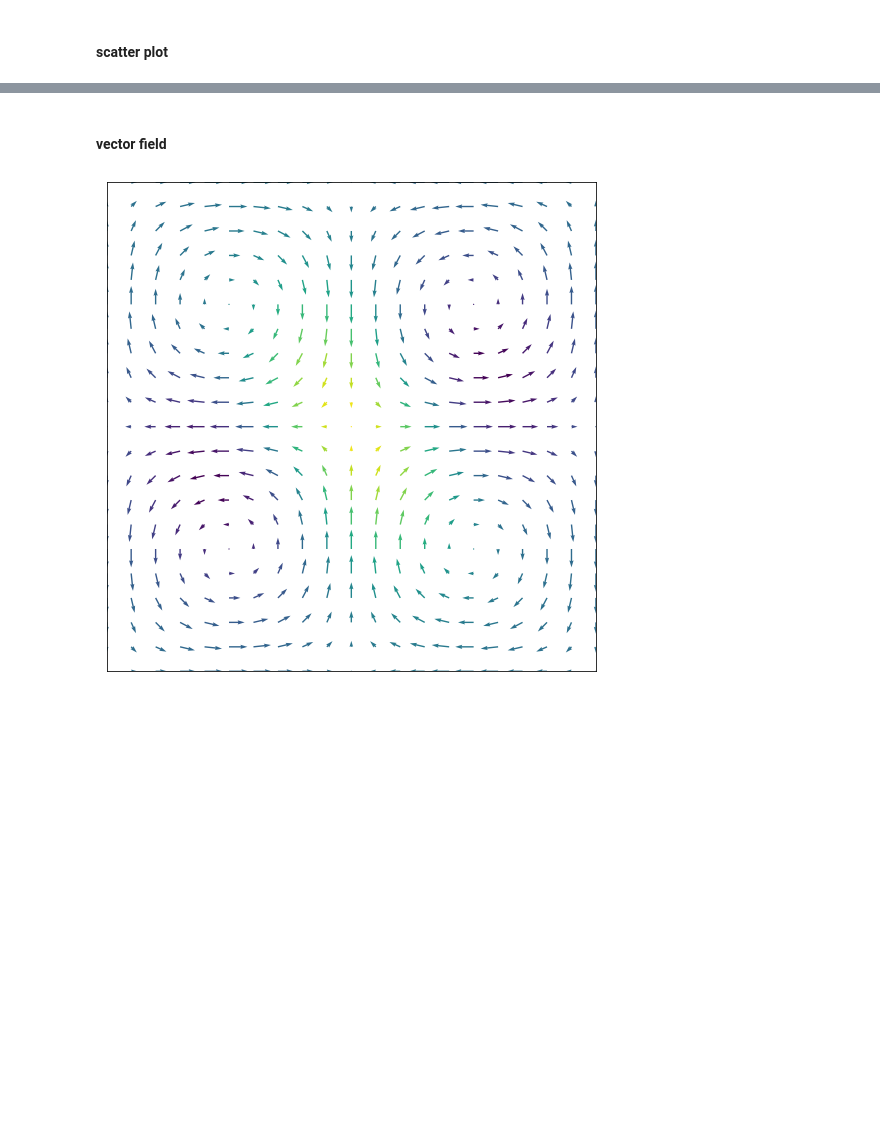
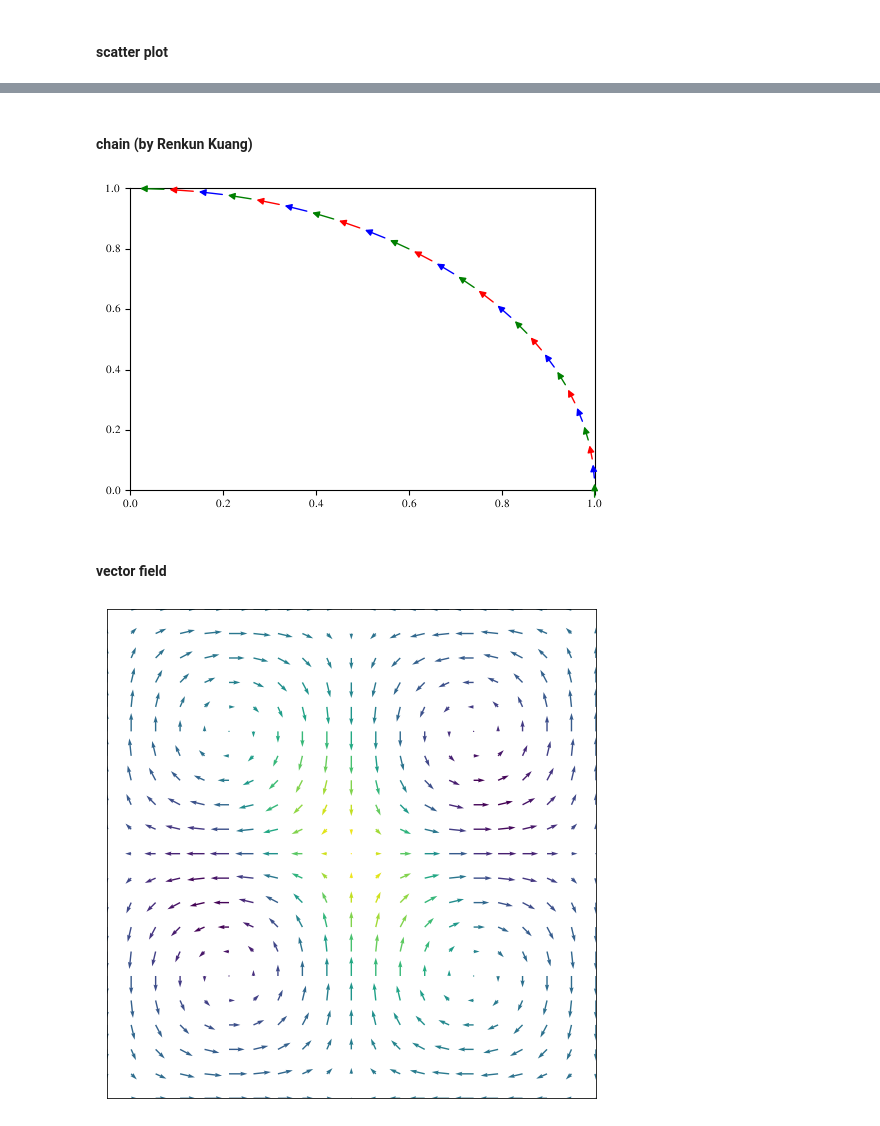
Before and after one commit to dw839566105/dw839566105.jekyll, a Jupyter notebook: ipynb/basics.ipynb, the cells around one changed output, grey strips where cells are left out. Drawn from its saved outputs; the diff is of its cells as text; code cells hidden in the pictures; blank space fills up the shorter version.

```diff
--- a/ipynb/basics.ipynb
+++ b/ipynb/basics.ipynb
@@ -286,3 +286,24 @@ ax.legend(handles=[l1, l2, l3, p1[0]],
+# %% [markdown]
+#### chain (by Renkun Kuang)
+# %%
+theta = np.linspace(-np.pi,np.pi,100)
+y = np.vstack((np.cos(theta), np.sin(theta))).T
+import matplotlib as mpl
+fig, ax = plt.subplots(dpi=100)
+colors = ['r','g','b']
+for v in range(97):
+    x0 = y[v]
+    x1 = y[v+1]
+    ax.annotate("",
+        xytext=(x0[0], x0[1]),
+        xy=(x1[0], x1[1]),
+        # arrowprops=dict(arrowstyle="->", color=colors[j%ncolor]),
+        arrowprops=dict(arrowstyle="-|>", color=colors[v%3]),
+        # https://matplotlib.org/3.3.2/tutorials/text/annotations.html
+        size=10,
+    )
+# %% [output]
+[figure, added]
 # %% [markdown]
 #### vector field
 # %%
```
Also changed, not shown: parts of 21 cells of this notebook.
